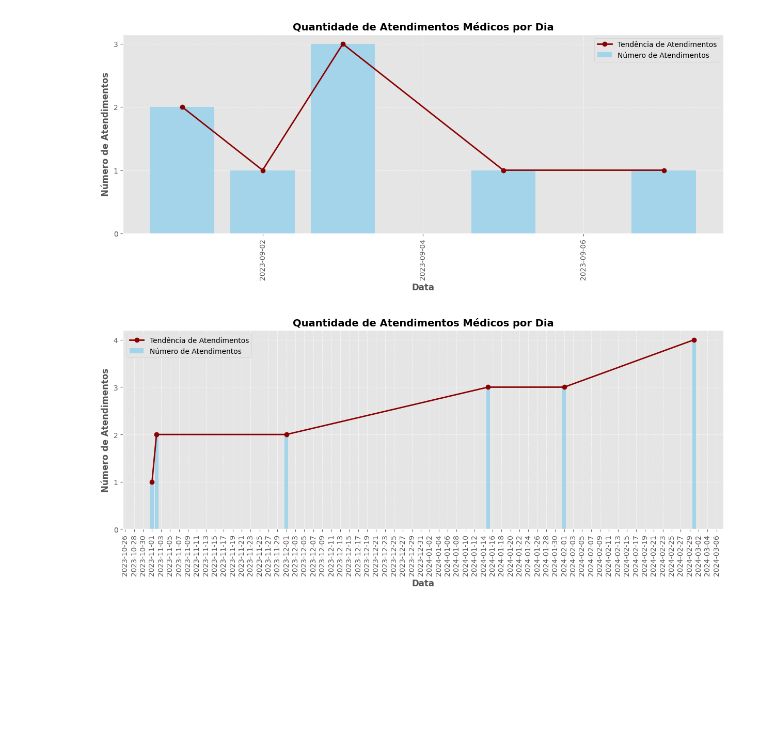
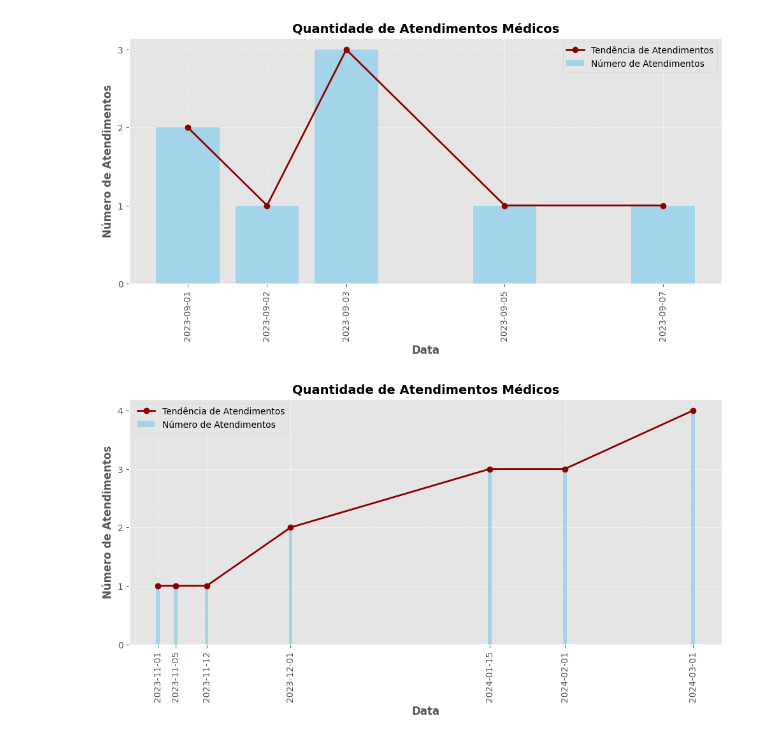
Before and after one commit to danimoreira90/Extreme-Digital-Challenge, a Jupyter notebook: problema10.ipynb, the cells around one changed output. Drawn from its saved outputs; the diff is of its cells as text; code cells hidden in the pictures; blank space fills up the shorter version.

Commit message:
Ajustes no problema 10

```diff
--- a/problema10.ipynb
+++ b/problema10.ipynb
@@ -6,9 +7,14 @@ import matplotlib.dates as mdates
 # %%
+def generate_random_dates(num_dates, year, month, day_range):
+    # Gera uma lista de datas aleatórias dentro do mês especificado
+    base_date = datetime(year, month, 1)
+    return [base_date + timedelta(days=random.randint(0, day_range - 1)) for _ in range(num_dates)]
+
 def plot_appointments_by_day(appointment_dates):
-    # Converter strings de data para objetos datetime para garantir formatação correta
+    # Conversor de strings de data para objetos datetime para garantir formatação correta
     dates = [datetime.strptime(date, "%Y-%m-%d") for date in appointment_dates]
 
-    # Contar a frequência de cada dia
+    # Frequência de cada dia
     date_counts = Counter(dates)
 
     # Separar datas e contagens
@@ -22,45 +28,40 @@ def plot_appointments_by_day(appointment_dates):
     plt.style.use('ggplot')
 
     # Criar o gráfico de barras
-    fig, ax = plt.subplots(figsize=(15, 5))  # Aumento do tamanho da figura
+    fig, ax = plt.subplots(figsize=(12, 5))  # Ajuste do tamanho da figura
     bars = ax.bar(dates, counts, color='skyblue', alpha=0.7, label='Número de Atendimentos')
 
     # Adicionar a linha no topo das barras
     ax.plot(dates, counts, color='darkred', marker='o', linestyle='-', linewidth=2, label='Tendência de Atendimentos')
 
-    # Adicionar rótulos e título
     ax.set_xlabel('Data', fontsize=12, fontweight='bold')
     ax.set_ylabel('Número de Atendimentos', fontsize=12, fontweight='bold')
-    ax.set_title('Quantidade de Atendimentos Médicos por Dia', fontsize=14, fontweight='bold')
+    ax.set_title('Quantidade de Atendimentos Médicos', fontsize=14, fontweight='bold')
 
-    # Formatar o eixo x para mostrar datas mais claramente
-    ax.xaxis.set_major_locator(mdates.DayLocator(interval=2))  # Intervalo de dois dias
-    ax.xaxis.set_major_formatter(mdates.DateFormatter('%Y-%m-%d'))  # Formato ano-mês-dia
-    plt.xticks(rotation=90)  # Rotação de 90 graus
+        # Formatar o eixo x para mostrar apenas as datas dos atendimentos
+    ax.xaxis.set_major_formatter(mdates.DateFormatter('%Y-%m-%d'))
+    ax.set_xticks(dates)  # Definir ticks do eixo x diretamente com as datas de atendimentos
+    plt.xticks(rotation=90)  # Rotação de 90 graus para melhor visualização
 
-    # Melhorar layout e adicionar grade
+
     ax.grid(True, which='both', linestyle='--', linewidth=0.5)
     ax.yaxis.set_major_locator(plt.MaxNLocator(integer=True))  # Apenas valores inteiros no eixo y
-
-    # Adicionar legenda
     ax.legend()
-
-    # Mostrar o gráfico
     plt.show()
 # %%
 # Exemplo de entrada 1
 appointment_dates = ["2023-09-01", "2023-09-01", "2023-09-02", "2023-09-03", "2023-09-03", "2023-09-03", "2023-09-05", "2023-09-07"]
 plot_appointments_by_day(appointment_dates)
 # %% [output]
-[figure, old version]
+[figure, new version]
 # %%
 # Exemplo de entrada com 15 atendimentos, 10 em 2024 e 5 em 2023
 appointment_dates = [
-    "2023-11-01", "2023-11-02", "2023-11-02", "2023-12-01", "2023-12-01",
+    "2023-11-01", "2023-11-12", "2023-11-05", "2023-12-01", "2023-12-01",
     "2024-01-15", "2024-01-15", "2024-01-15", "2024-02-01", "2024-02-01",
     "2024-02-01", "2024-03-01", "2024-03-01", "2024-03-01", "2024-03-01"
 ]
 
 plot_appointments_by_day(appointment_dates)
 # %% [output]
-[figure, old version]
+[figure, new version]
```
Also changed, not shown: parts of 2 cells of this notebook.
